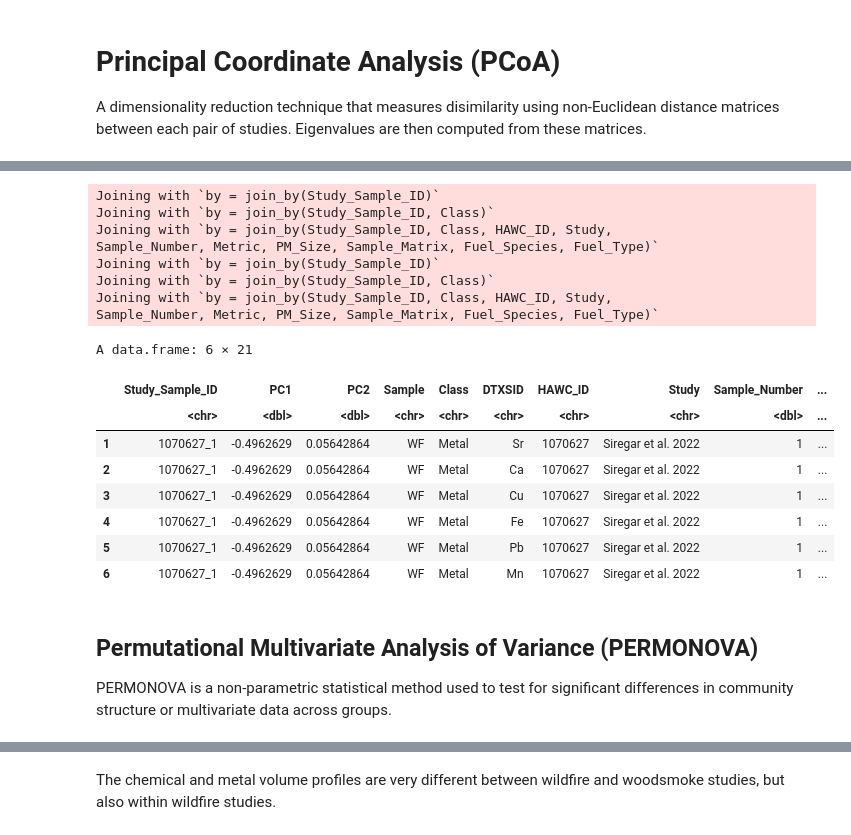
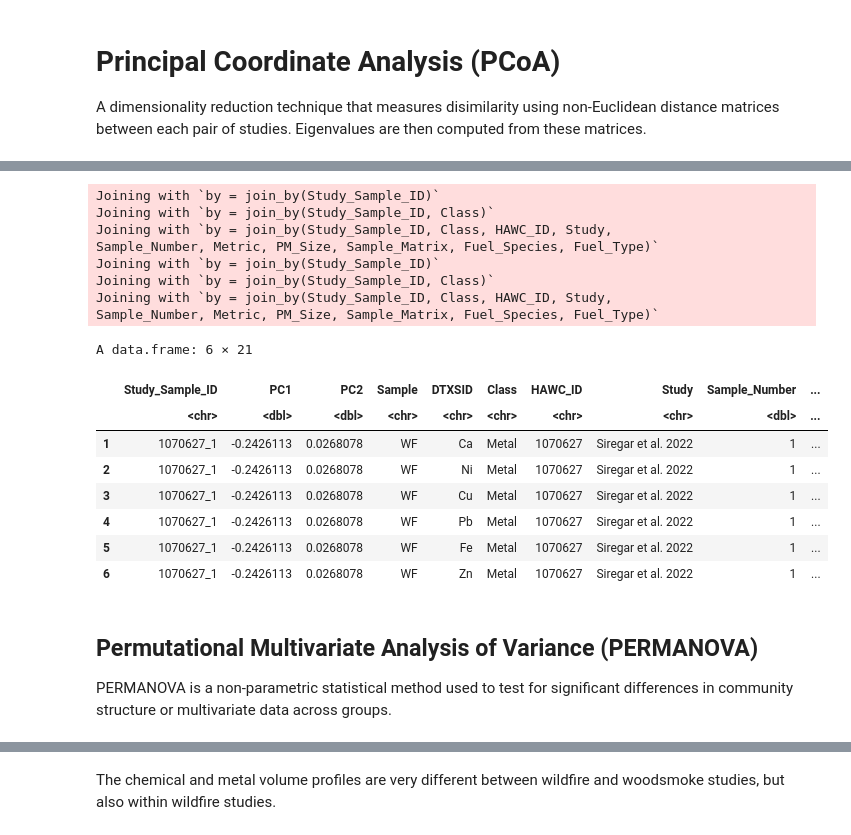
Before and after one commit to UNC-CEMALB/P1015.-Wildfire_Suffcient_Similiarity, a Jupyter notebook: 2. Cluster Analysis/PCoA.ipynb, the cells around one changed output, grey strips where cells are left out. Saved outputs shown, nothing was run; the diff lists cells and outputs as text; code cells hidden in the pictures.

```diff
--- a/2. Cluster Analysis/PCoA.ipynb
+++ b/2. Cluster Analysis/PCoA.ipynb
@@ -1,6 +1,6 @@
 # %%
 Output = '/Users/alexis/Library/CloudStorage/OneDrive-UniversityofNorthCarolinaatChapelHill/CEMALB_DataAnalysisPM/Projects/P1015. Fire Sufficient Similarity/P1015.3. Analyses/P1015.3.3. Cluster Analysis/Output'
-cur_date = '020926'
+cur_date = '022826'
 
 library(readxl)
 library(tidyverse)
@@ -9,7 +9,10 @@ library(vegan)
 library(ecodist)
 
 # reading in files
-full_df = data.frame(read_excel("Input/Processed_Data_020226.xlsx"))
+full_df = data.frame(read_excel("Input/Processed_Data_022826.xlsx")) %>%
+    # removing records that weren't measured
+    filter(Value2 == 'Present') %>%
+    select(-Value2)
 wf_info_df = data.frame(read_excel("Input/Study_Info_WF_012226.xlsx", sheet = 2))[,1:12]
 ws_info_df = data.frame(read_excel("Input/Study_Info_WS_012226.xlsx", sheet = 2))[,1:15]
 ws_info_df$HAWC_ID = as.character(ws_info_df$HAWC_ID)
@@ -71,8 +92,8 @@ wide_weight_df = weight_df %>%
     column_to_rownames('Study_Sample_ID')
 
 # Missing-by-design: treat as 0 for Bray–Curtis (no imputation beyond "not observed")
-wide_vol_df[is.na(wide_vol_df)] <- 0
-wide_weight_df[is.na(wide_weight_df)] <- 0
+wide_vol_df[is.na(wide_vol_df)] = 0
+wide_weight_df[is.na(wide_weight_df)] = 0
 
 head(wide_vol_df)
 # %% [output]
@@ -92,47 +113,47 @@ set.seed(12)
 # Bray–Curtis distance
 bc_vol_df = vegdist(wide_vol_df, method = "bray")
 bc_weight_df = vegdist(wide_weight_df, method = "bray")
 
 # PCoA
 pcoa_vol = pco(bc_vol_df)
 pcoa_weight = pco(bc_weight_df)
 
 # getting first two dimensions and adding back in meta data
 pcoa_vol_df = data.frame('Study_Sample_ID' = rownames(wide_vol_df), PC1 = pcoa_vol$vectors[,1],
                                   PC2 = pcoa_vol$vectors[,2]) %>%
-    inner_join(vol_df[,c(3,6:8)]) %>%
+    inner_join(vol_df[,c(3,6,7,9)]) %>%
     left_join(wf_info_df) %>%
     left_join(ws_info_df)
 
 pcoa_weight_df = data.frame('Study_Sample_ID' = rownames(wide_weight_df), PC1 = pcoa_weight$vectors[,1],
                                   PC2 = pcoa_weight$vectors[,2]) %>%
-    inner_join(weight_df[,c(3,6:8)]) %>%
+    inner_join(weight_df[,c(3,6,7,9)]) %>%
     left_join(wf_info_df) %>%
     left_join(ws_info_df)
 
 head(pcoa_vol_df)
 # %% [output]
 Joining with `by = join_by(Study_Sample_ID)`
 Joining with `by = join_by(Study_Sample_ID, Class)`
 Joining with `by = join_by(Study_Sample_ID, Class, HAWC_ID, Study,
 Sample_Number, Metric, PM_Size, Sample_Matrix, Fuel_Species, Fuel_Type)`
 Joining with `by = join_by(Study_Sample_ID)`
 Joining with `by = join_by(Study_Sample_ID, Class)`
 Joining with `by = join_by(Study_Sample_ID, Class, HAWC_ID, Study,
 Sample_Number, Metric, PM_Size, Sample_Matrix, Fuel_Species, Fuel_Type)`
 A data.frame: 6 × 21
-|  | Study_Sample_ID | PC1 | PC2 | Sample | Class | DTXSID | HAWC_ID | Study | Sample_Number | ... |
+|  | Study_Sample_ID | PC1 | PC2 | Sample | DTXSID | Class | HAWC_ID | Study | Sample_Number | ... |
 |  | <chr> | <dbl> | <dbl> | <chr> | <chr> | <chr> | <chr> | <chr> | <dbl> | ... |
-| 1 | 1070627_1 | -0.4962629 | 0.05642864 | WF | Metal | Sr | 1070627 | Siregar et al. 2022 | 1 | ... |
-| 2 | 1070627_1 | -0.4962629 | 0.05642864 | WF | Metal | Ca | 1070627 | Siregar et al. 2022 | 1 | ... |
-| 3 | 1070627_1 | -0.4962629 | 0.05642864 | WF | Metal | Cu | 1070627 | Siregar et al. 2022 | 1 | ... |
-| 4 | 1070627_1 | -0.4962629 | 0.05642864 | WF | Metal | Fe | 1070627 | Siregar et al. 2022 | 1 | ... |
-| 5 | 1070627_1 | -0.4962629 | 0.05642864 | WF | Metal | Pb | 1070627 | Siregar et al. 2022 | 1 | ... |
-| 6 | 1070627_1 | -0.4962629 | 0.05642864 | WF | Metal | Mn | 1070627 | Siregar et al. 2022 | 1 | ... |
+| 1 | 1070627_1 | -0.2426113 | 0.0268078 | WF | Ca | Metal | 1070627 | Siregar et al. 2022 | 1 | ... |
+| 2 | 1070627_1 | -0.2426113 | 0.0268078 | WF | Ni | Metal | 1070627 | Siregar et al. 2022 | 1 | ... |
+| 3 | 1070627_1 | -0.2426113 | 0.0268078 | WF | Cu | Metal | 1070627 | Siregar et al. 2022 | 1 | ... |
+| 4 | 1070627_1 | -0.2426113 | 0.0268078 | WF | Pb | Metal | 1070627 | Siregar et al. 2022 | 1 | ... |
+| 5 | 1070627_1 | -0.2426113 | 0.0268078 | WF | Fe | Metal | 1070627 | Siregar et al. 2022 | 1 | ... |
+| 6 | 1070627_1 | -0.2426113 | 0.0268078 | WF | Zn | Metal | 1070627 | Siregar et al. 2022 | 1 | ... |
 # %% [markdown]
-## Permutational Multivariate Analysis of Variance (PERMONOVA)
+## Permutational Multivariate Analysis of Variance (PERMANOVA)
 
-PERMONOVA is a non-parametric statistical method used to test for significant differences in community structure or multivariate data across groups.
+PERMANOVA is a non-parametric statistical method used to test for significant differences in community structure or multivariate data across groups.
 # %%
 #cov_per_vol_df = full_join(wide_vol_df,
 
```
Also changed, not shown: parts of 23 cells of this notebook.
